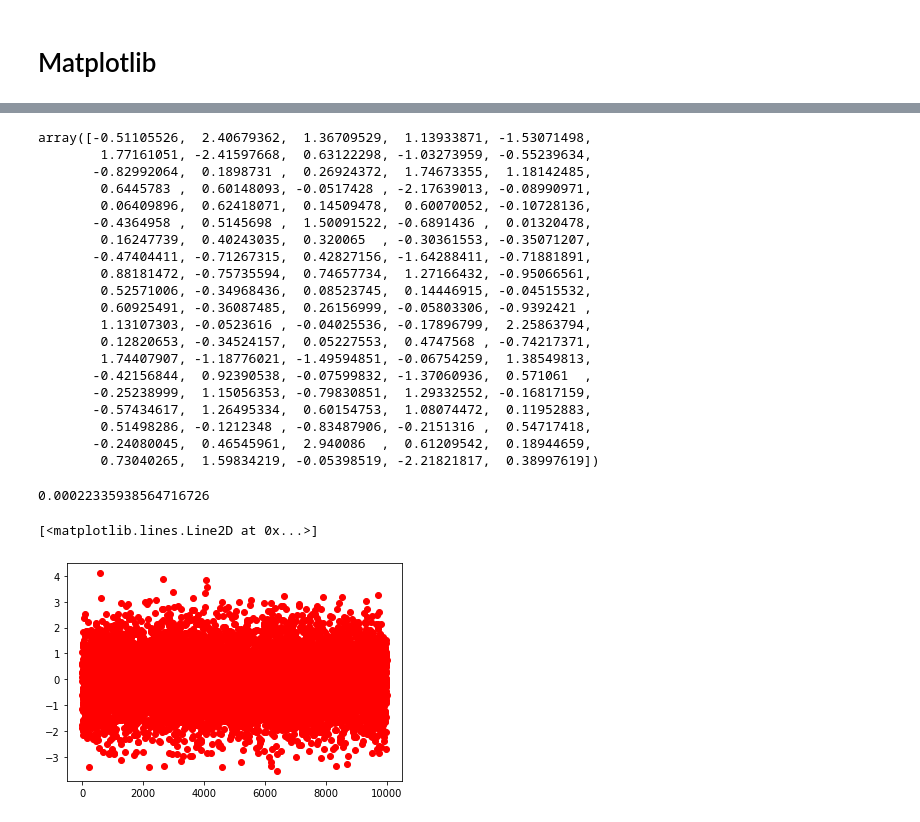
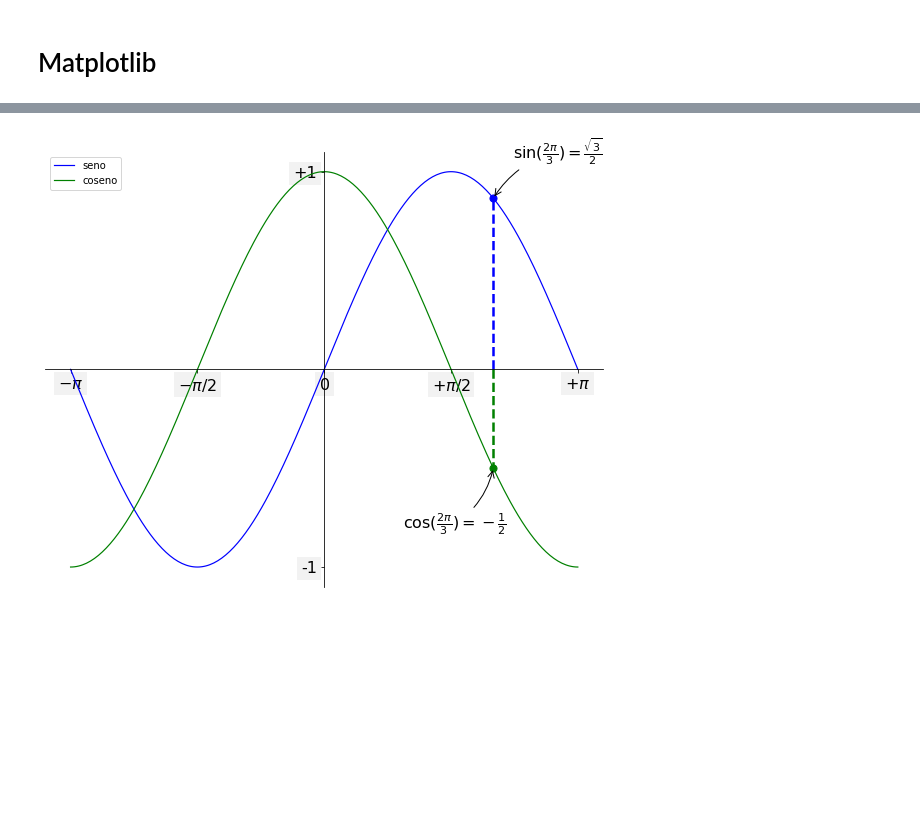
Before and after one commit to RogerRuiz/Estadistica-Descriptiva-RStudio-Python, a Jupyter notebook: scripts/Scrips_meus_Roger/matplot.ipynb, the cells around one changed output, grey strips where cells are left out. Cells and saved outputs as stored; diff of their text form; code cells hidden in the pictures; blank space fills up the shorter version.

```diff
--- a/scripts/Scrips_meus_Roger/matplot.ipynb
+++ b/scripts/Scrips_meus_Roger/matplot.ipynb
@@ -35,32 +8,48 @@ array([118.28321529, 104.14927569,  67.7673832 , ..., 101.37258571,
-# %%
-np.random.randn(100)
-# %% [output]
-array([-0.51105526,  2.40679362,  1.36709529,  1.13933871, -1.53071498,
-        1.77161051, -2.41597668,  0.63122298, -1.03273959, -0.55239634,
-       -0.82992064,  0.1898731 ,  0.26924372,  1.74673355,  1.18142485,
-        0.6445783 ,  0.60148093, -0.0517428 , -2.17639013, -0.08990971,
-        0.06409896,  0.62418071,  0.14509478,  0.60070052, -0.10728136,
-       -0.4364958 ,  0.5145698 ,  1.50091522, -0.6891436 ,  0.01320478,
-        0.16247739,  0.40243035,  0.320065  , -0.30361553, -0.35071207,
-       -0.47404411, -0.71267315,  0.42827156, -1.64288411, -0.71881891,
-        0.88181472, -0.75735594,  0.74657734,  1.27166432, -0.95066561,
-        0.52571006, -0.34968436,  0.08523745,  0.14446915, -0.04515532,
-        0.60925491, -0.36087485,  0.26156999, -0.05803306, -0.9392421 ,
-        1.13107303, -0.0523616 , -0.04025536, -0.17896799,  2.25863794,
-        0.12820653, -0.34524157,  0.05227553,  0.4747568 , -0.74217371,
-        1.74407907, -1.18776021, -1.49594851, -0.06754259,  1.38549813,
-       -0.42156844,  0.92390538, -0.07599832, -1.37060936,  0.571061  ,
-       -0.25238999,  1.15056353, -0.79830851,  1.29332552, -0.16817159,
-       -0.57434617,  1.26495334,  0.60154753,  1.08074472,  0.11952883,
-        0.51498286, -0.1212348 , -0.83487906, -0.2151316 ,  0.54717418,
-       -0.24080045,  0.46545961,  2.940086  ,  0.61209542,  0.18944659,
-        0.73040265,  1.59834219, -0.05398519, -2.21821817,  0.38997619])
-# %%
-np.mean(np.random.randn(100000))
-# %% [output]
-0.00022335938564716726
-# %%
-plt.plot(np.random.randn(10000), 'ro')
-# %% [output]
-[<matplotlib.lines.Line2D at 0x...>]
-[figure, removed]
+# %%
+x = np.linspace(-np.pi, np.pi, 256, endpoint=True)
+S, C = np.sin(x), np.cos(x)
+# %%
+plt.figure(figsize=(10,8))
+
+plt.plot(x, S, color = "blue", linewidth = 1.2, linestyle = "-", label = "seno")
+plt.plot(x, C, color = "green", linewidth = 1.2, linestyle = "-", label = "coseno")
+plt.xlim(x.min()*1.1, x.max()*1.1)
+plt.ylim(S.min()*1.1, S.max()*1.1)
+plt.xticks([-np.pi, -np.pi/2, 0, np.pi/2, np.pi],
+          [r'$-\pi$', r'$-\pi/2$', r'$0$', r'$+\pi/2$', r'+$\pi$'])
+plt.yticks(np.linspace(-1,1, 2, endpoint=True),
+          ['-1',  '+1'])
+
+ax = plt.gca()
+ax.spines['right'].set_color('none')
+ax.spines['top'].set_color('none')
+ax.xaxis.set_ticks_position('bottom')
+ax.spines['bottom'].set_position(('data', 0))
+ax.yaxis.set_ticks_position('left')
+ax.spines['left'].set_position(('data', 0))
+
+plt.legend(loc="upper left")
+
+
+x0 = 2*np.pi/3
+plt.plot([x0,x0], [0, np.sin(x0)], color = "blue", linewidth = 2.5, linestyle = "--")
+plt.scatter([x0, ], [np.sin(x0), ], 50, color = "blue")
+plt.annotate(r'$\sin(\frac{2\pi}{3}) = \frac{\sqrt{3}}{2}$',
+            xy = (x0, np.sin(x0)), xycoords = "data",
+            xytext = (+20,+40), textcoords = "offset points",
+            fontsize = 16, arrowprops = dict(arrowstyle = "->", connectionstyle="arc3,rad=.2"))
+
+plt.plot([x0,x0], [0, np.cos(x0)], color = "green", linewidth = 2.5, linestyle = "--")
+plt.scatter([x0, ], [np.cos(x0), ], 50, color = "green")
+plt.annotate(r'$\cos(\frac{2\pi}{3}) = -\frac{1}{2}$',
+            xy = (x0, np.cos(x0)), xycoords = "data",
+            xytext = (-90,-60), textcoords = "offset points",
+            fontsize = 16, arrowprops = dict(arrowstyle = "->", connectionstyle="arc3,rad=.2"))
+
+for label in ax.get_xticklabels() + ax.get_yticklabels():
+    label.set_fontsize(16)
+    label.set_bbox(dict(facecolor='grey', edgecolor='None', alpha = 0.1))
+
+plt.show()
+# %% [output]
+[figure, added]
```
Also changed, not shown: parts of 12 cells of this notebook, 4 other files.
